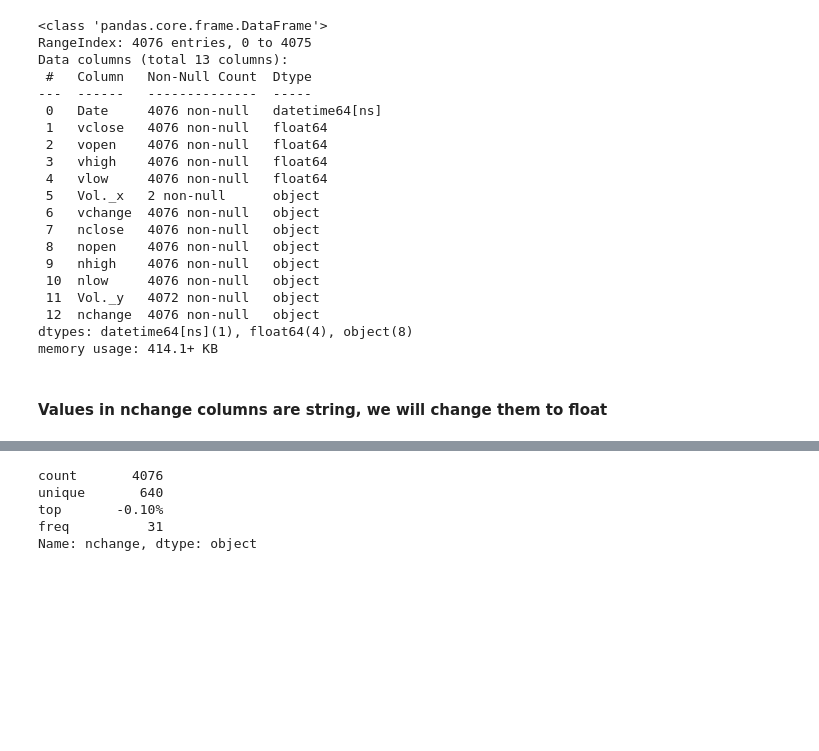
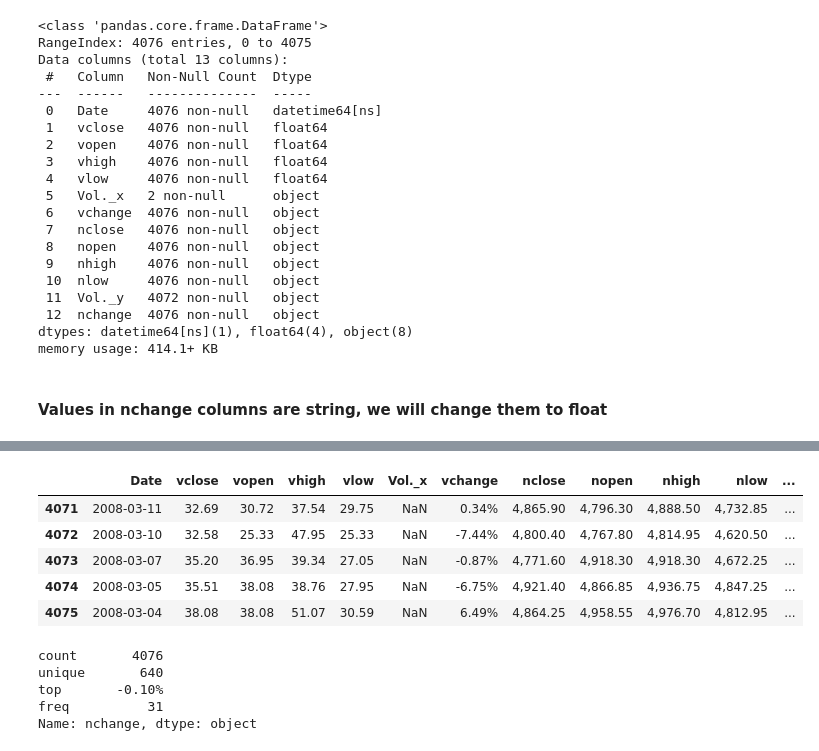
Before and after one commit to albertodavincishekhawat/IndiaVIXanalysis, a Jupyter notebook: AnalysingIndiaVIXdata.ipynb, the cells around one changed output, grey strips where cells are left out. Drawn from its saved outputs; the diff is of its cells as text; code cells hidden in the pictures; blank space fills up the shorter version.

```diff
--- a/AnalysingIndiaVIXdata.ipynb
+++ b/AnalysingIndiaVIXdata.ipynb
@@ -117,3 +126,12 @@ memory usage: 414.1+ KB
+# %%
+niftyvix.tail()
+# %% [output]
+|  | Date | vclose | vopen | vhigh | vlow | Vol._x | vchange | nclose | nopen | nhigh | nlow | ... |
+| 4071 | 2008-03-11 | 32.69 | 30.72 | 37.54 | 29.75 | NaN | 0.34% | 4,865.90 | 4,796.30 | 4,888.50 | 4,732.85 | ... |
+| 4072 | 2008-03-10 | 32.58 | 25.33 | 47.95 | 25.33 | NaN | -7.44% | 4,800.40 | 4,767.80 | 4,814.95 | 4,620.50 | ... |
+| 4073 | 2008-03-07 | 35.20 | 36.95 | 39.34 | 27.05 | NaN | -0.87% | 4,771.60 | 4,918.30 | 4,918.30 | 4,672.25 | ... |
+| 4074 | 2008-03-05 | 35.51 | 38.08 | 38.76 | 27.95 | NaN | -6.75% | 4,921.40 | 4,866.85 | 4,936.75 | 4,847.25 | ... |
+| 4075 | 2008-03-04 | 38.08 | 38.08 | 51.07 | 30.59 | NaN | 6.49% | 4,864.25 | 4,958.55 | 4,976.70 | 4,812.95 | ... |
 # %%
 niftyvix['nchange'].describe()
 # %% [output]
```
Also changed, not shown: parts of 1 cell of this notebook, 5 other files.
